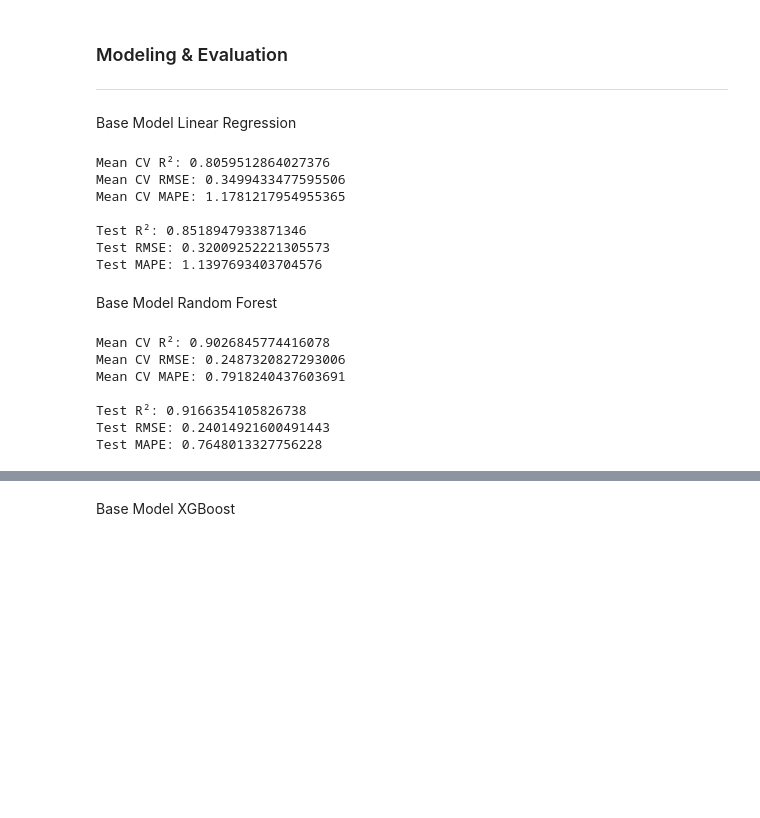
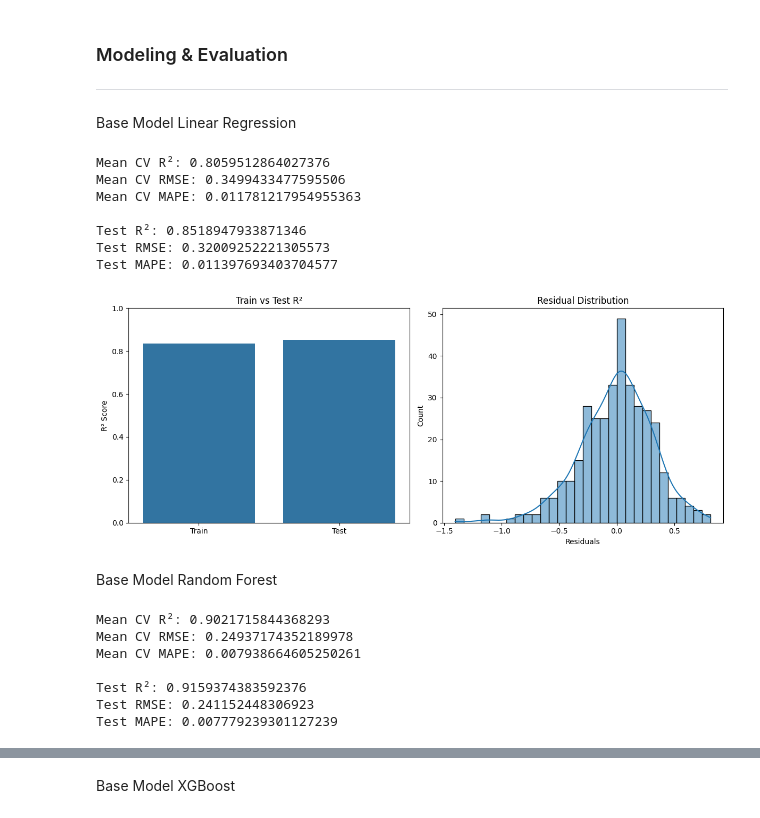
Before and after one commit to daff00/Kabupaten-Tangerang-House-Price-Prediction, a Jupyter notebook: HousePricePrediction_KabTangerang.ipynb, the cells around one changed output, grey strips where cells are left out. Cells and saved outputs as stored; diff of their text form; code cells hidden in the pictures; blank space fills up the shorter version.

```diff
--- a/HousePricePrediction_KabTangerang.ipynb
+++ b/HousePricePrediction_KabTangerang.ipynb
@@ -420,7 +420,7 @@ for train_index, val_index in kf.split(X_train):
     # Menghitung metrik
     r2 = r2_score(y_val_fold, y_val_pred)
     rmse = root_mean_squared_error(y_val_fold, y_val_pred)
-    mape = np.mean(np.abs((y_val_fold - y_val_pred) / y_val_fold)) * 100  # MAPE dalam persen
+    mape = mean_absolute_percentage_error(y_val_fold, y_val_pred)
 
     # Menyimpan metrik
     r2_scores.append(r2)
@@ -440,24 +440,47 @@ print(f"Mean CV MAPE: {mean_mape}")
 lr.fit(X_train, y_train)
 
 # Melakukan prediksi pada data uji
-y_pred = lr.predict(X_test)
+y_pred_lr = lr.predict(X_test)
 
 # Menghitung metrik pada data uji
-test_r2 = r2_score(y_test, y_pred)
-test_rmse = root_mean_squared_error(y_test, y_pred)
-test_mape = np.mean(np.abs((y_test - y_pred) / y_test)) * 100  # MAPE dalam persen
+test_r2_base_lr = r2_score(y_test, y_pred_lr)
+test_rmse_base_lr = root_mean_squared_error(y_test, y_pred_lr)
+test_mape_base_lr = mean_absolute_percentage_error(y_test, y_pred_lr)
 
-print(f"\nTest R²: {test_r2}")
-print(f"Test RMSE: {test_rmse}")
-print(f"Test MAPE: {test_mape}")
+print(f"\nTest R²: {test_r2_base_lr}")
+print(f"Test RMSE: {test_rmse_base_lr}")
+print(f"Test MAPE: {test_mape_base_lr}")
 # %% [output]
 Mean CV R²: 0.8059512864027376
 Mean CV RMSE: 0.3499433477595506
-Mean CV MAPE: 1.1781217954955365
+Mean CV MAPE: 0.011781217954955363
 
 Test R²: 0.8518947933871346
 Test RMSE: 0.32009252221305573
-Test MAPE: 1.1397693403704576
+Test MAPE: 0.011397693403704577
+# %%
+# Hitung R² pada training data
+train_r2 = r2_score(y_train, lr.predict(X_train))
+
+# Buat figure
+fig, axes = plt.subplots(1, 2, figsize=(12, 5))
+
+# 1️⃣ Train vs Test R² Comparison
+sns.barplot(x=["Train", "Test"], y=[train_r2, test_r2_base_lr], ax=axes[0])
+axes[0].set_title("Train vs Test R²")
+axes[0].set_ylim(0, 1)
+axes[0].set_ylabel("R² Score")
+
+# 2️⃣ Residual Plot
+residuals = y_test - y_pred_lr
+sns.histplot(residuals, bins=30, kde=True, ax=axes[1])
+axes[1].set_title("Residual Distribution")
+axes[1].set_xlabel("Residuals")
+
+plt.tight_layout()
+plt.show()
+# %% [output]
+[figure, added]
 # %% [markdown]
 Base Model Random Forest
 # %%
@@ -486,7 +509,7 @@ for train_index, val_index in kf.split(X_train):
     # Menghitung metrik
     r2 = r2_score(y_val_fold, y_val_pred)
     rmse = root_mean_squared_error(y_val_fold, y_val_pred)
-    mape = np.mean(np.abs((y_val_fold - y_val_pred) / y_val_fold)) * 100  # MAPE dalam persen
+    mape = mean_absolute_percentage_error(y_val_fold, y_val_pred)
 
     # Menyimpan metrik
     r2_scores.append(r2)
@@ -506,21 +529,21 @@ print(f"Mean CV MAPE: {mean_mape}")
 rfr.fit(X_train, y_train)
 
 # Melakukan prediksi pada data uji
-y_pred = rfr.predict(X_test)
+y_pred_rf = rfr.predict(X_test)
 
 # Menghitung metrik pada data uji
-test_r2 = r2_score(y_test, y_pred)
-test_rmse = root_mean_squared_error(y_test, y_pred)
-test_mape = np.mean(np.abs((y_test - y_pred) / y_test)) * 100  # MAPE dalam persen
+test_r2_base_rfr = r2_score(y_test, y_pred_rf)
+test_rmse_base_rfr = root_mean_squared_error(y_test, y_pred_rf)
+test_mape_base_rfr = mean_absolute_percentage_error(y_test, y_pred_rf)
 
-print(f"\nTest R²: {test_r2}")
-print(f"Test RMSE: {test_rmse}")
-print(f"Test MAPE: {test_mape}")
+print(f"\nTest R²: {test_r2_base_rfr}")
+print(f"Test RMSE: {test_rmse_base_rfr}")
+print(f"Test MAPE: {test_mape_base_rfr}")
 # %% [output]
-Mean CV R²: 0.9026845774416078
-Mean CV RMSE: 0.2487320827293006
-Mean CV MAPE: 0.7918240437603691
+Mean CV R²: 0.9021715844368293
+Mean CV RMSE: 0.24937174352189978
+Mean CV MAPE: 0.007938664605250261
 
-Test R²: 0.9166354105826738
-Test RMSE: 0.24014921600491443
-Test MAPE: 0.7648013327756228
+Test R²: 0.9159374383592376
+Test RMSE: 0.241152448306923
+Test MAPE: 0.007779239301127239
```
Also changed, not shown: parts of 11 cells of this notebook.
